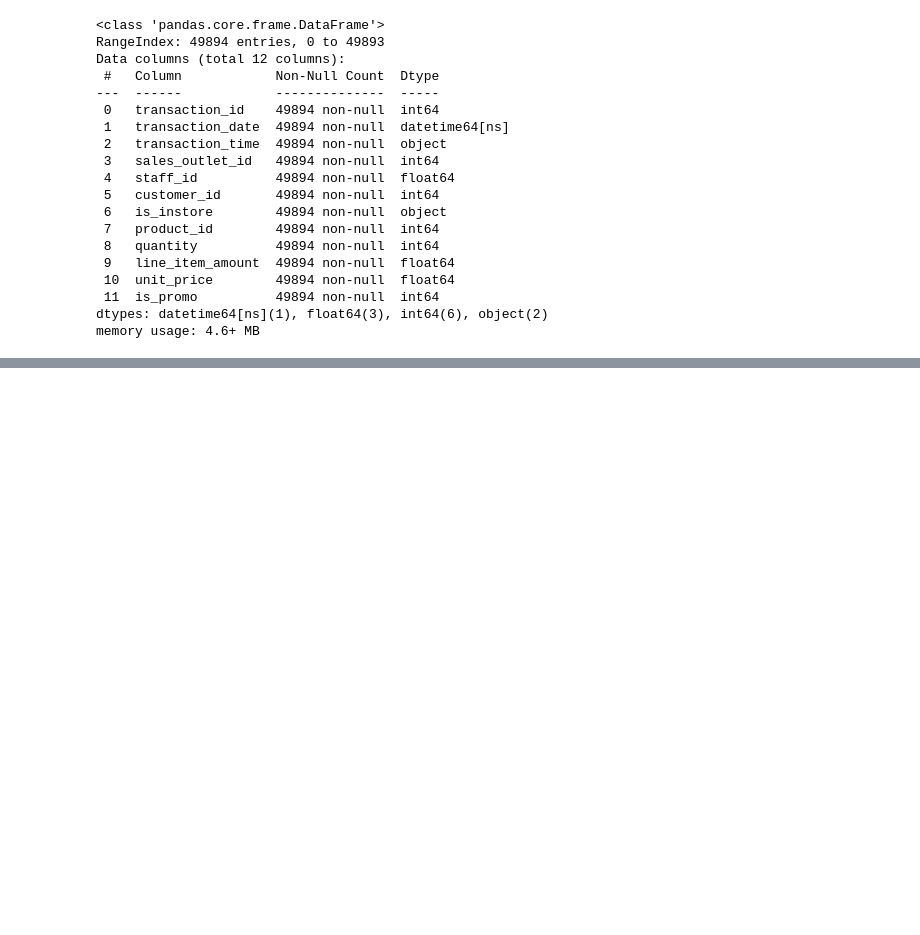
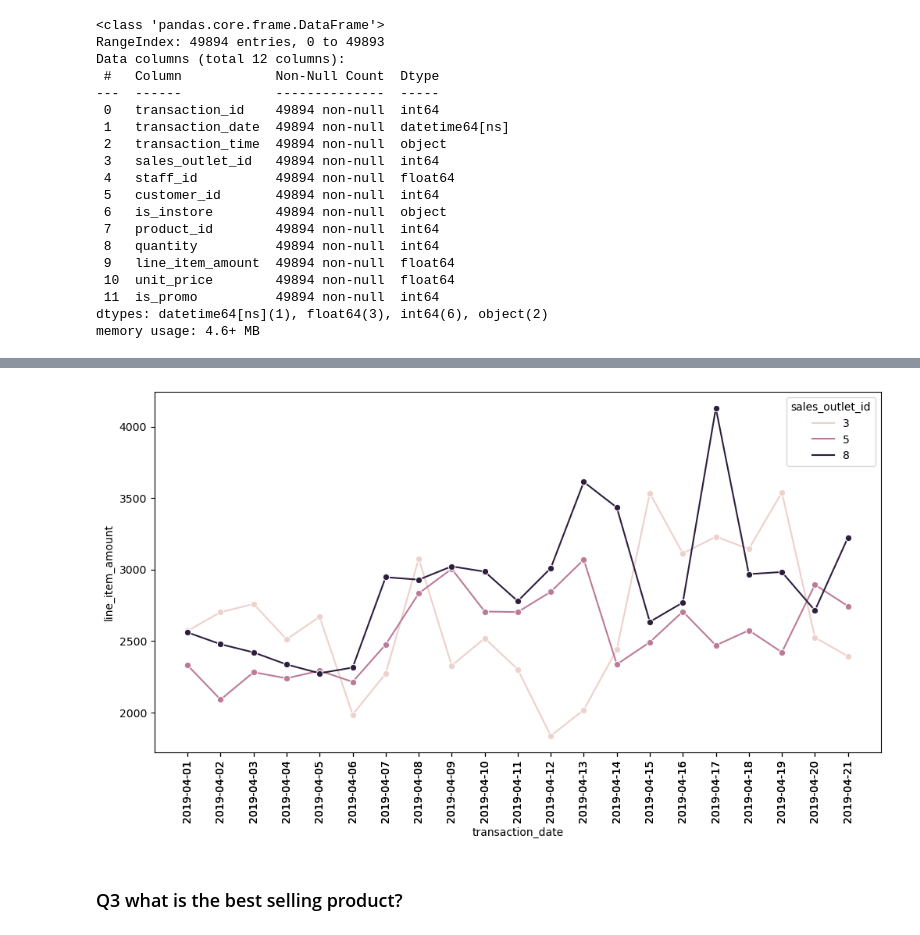
Before and after one commit to coffee-shop-analysis/coffee_project, a Jupyter notebook: explore_j.ipynb, the cells around one changed output, grey strips where cells are left out. Saved outputs shown, nothing was run; the diff lists cells and outputs as text; code cells hidden in the pictures; blank space fills up the shorter version.

```diff
--- a/explore_j.ipynb
+++ b/explore_j.ipynb
@@ -81,0 +162,2 @@ test
+# %%
+daily_store_sales = train.groupby(['transaction_date', 'sales_outlet_id'])['line_item_amount'].sum().reset_index()
@@ -81,0 +180,11 @@ test
+# %%
+plt.figure(figsize=(12, 6))
+sns.lineplot(data=daily_store_sales, x='transaction_date', y='line_item_amount', marker='o', hue='sales_outlet_id')
+
+
+plt.xticks(daily_store_sales.transaction_date, rotation=90)
+plt.show()
+# %% [output]
+[figure, added]
+# %% [markdown]
+### Q3 what is the best selling product?
```
Also changed, not shown: parts of 29 cells of this notebook.
